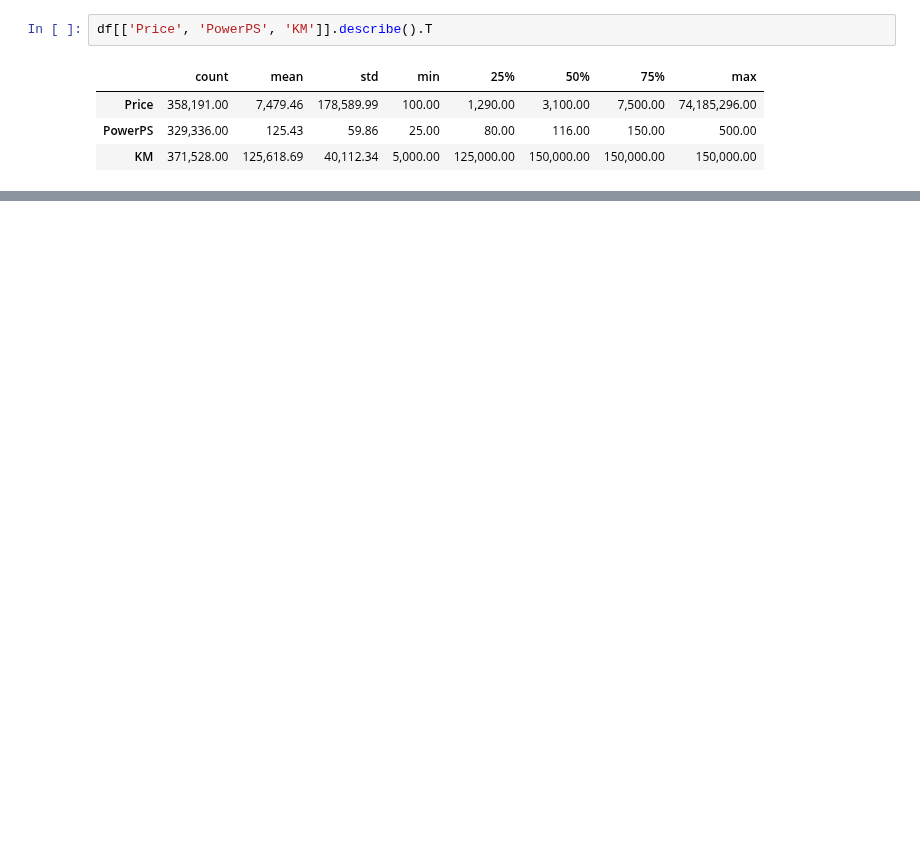
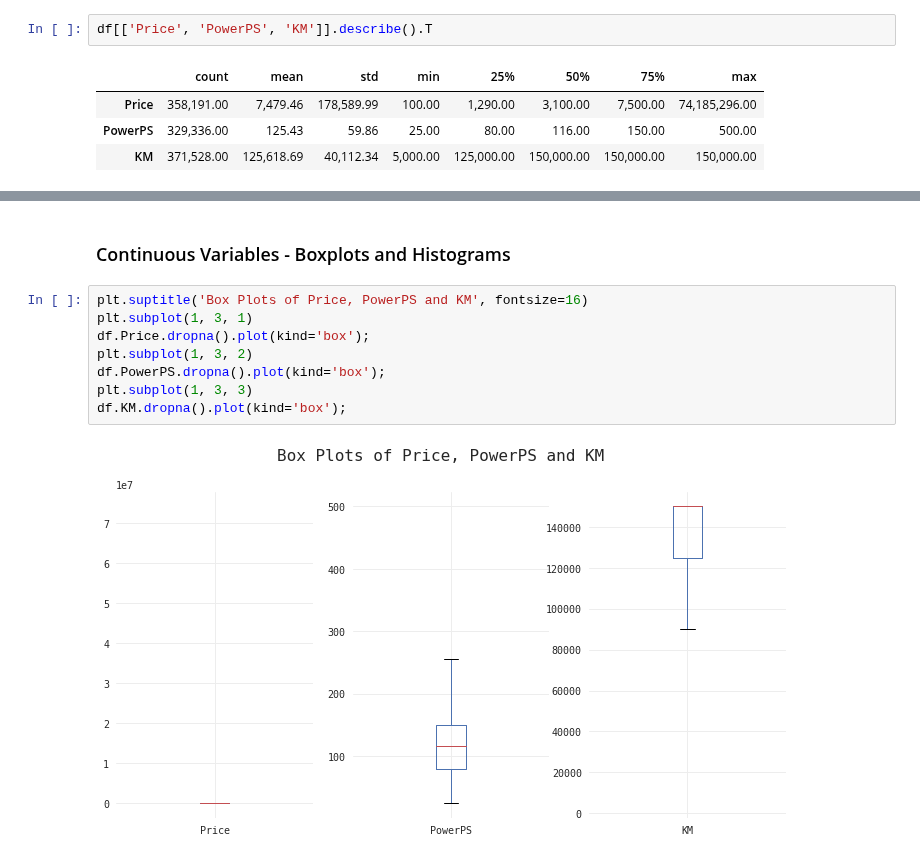
Before and after one commit to qu4ku/datasets-analysis, a Jupyter notebook: 005-used-cars-database.ipynb, the cells around one changed output, grey strips where cells are left out. Drawn from its saved outputs; the diff is of its cells as text; blank space fills up the shorter version.

```diff
--- a/005-used-cars-database.ipynb
+++ b/005-used-cars-database.ipynb
@@ -224,0 +200,12 @@ df[['Price', 'PowerPS', 'KM']].describe().T
+# %% [markdown]
+### Continuous Variables - Boxplots and Histograms
+# %%
+plt.suptitle('Box Plots of Price, PowerPS and KM', fontsize=16)
+plt.subplot(1, 3, 1)
+df.Price.dropna().plot(kind='box');
+plt.subplot(1, 3, 2)
+df.PowerPS.dropna().plot(kind='box');
+plt.subplot(1, 3, 3)
+df.KM.dropna().plot(kind='box');
+# %% [output]
+[figure, added]
```
Also changed, not shown: parts of 12 cells of this notebook.
